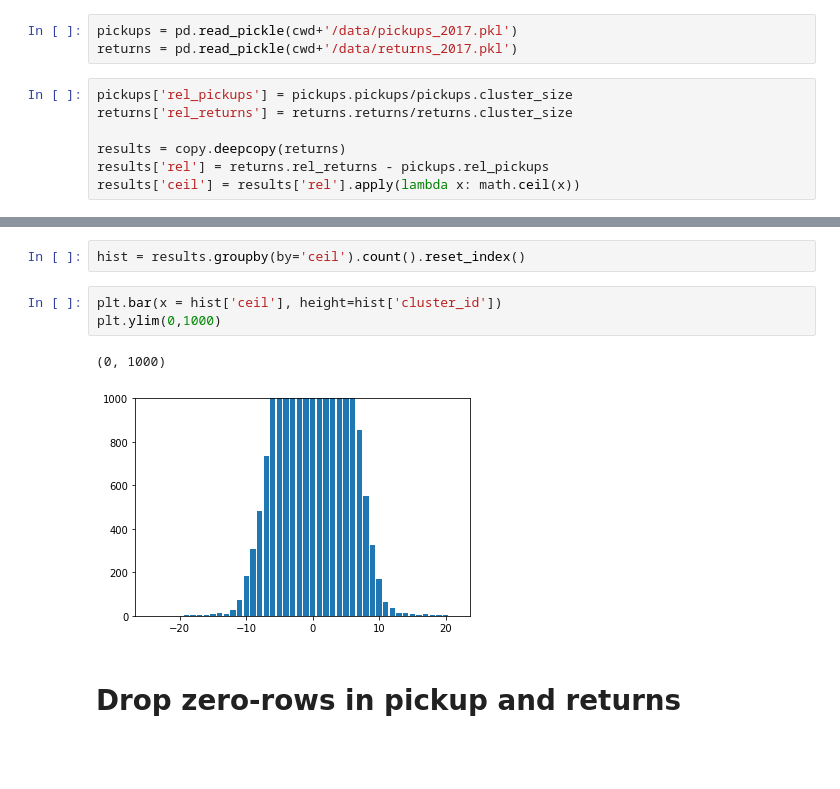
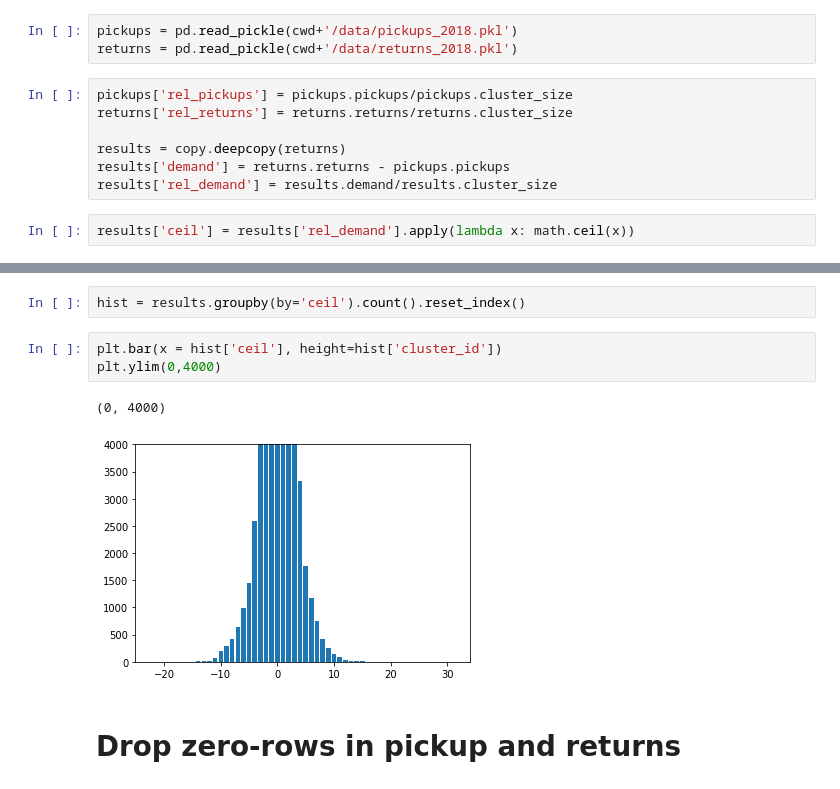
Before and after one commit to FranziskaSW/AI-Project, a Jupyter notebook: data_processing-final.ipynb, the cells around one changed output, grey strips where cells are left out. Cells and saved outputs as stored; diff of their text form; blank space fills up the shorter version.

```diff
--- a/data_processing-final.ipynb
+++ b/data_processing-final.ipynb
@@ -434,13 +416,15 @@ With this method we get the target variable (demand prediction) 'ceil', which ra
 # %%
-pickups = pd.read_pickle(cwd+'/data/pickups_2017.pkl')
-returns = pd.read_pickle(cwd+'/data/returns_2017.pkl')
+pickups = pd.read_pickle(cwd+'/data/pickups_2018.pkl')
+returns = pd.read_pickle(cwd+'/data/returns_2018.pkl')
 # %%
 pickups['rel_pickups'] = pickups.pickups/pickups.cluster_size
 returns['rel_returns'] = returns.returns/returns.cluster_size
 
 results = copy.deepcopy(returns)
-results['rel'] = returns.rel_returns - pickups.rel_pickups
-results['ceil'] = results['rel'].apply(lambda x: math.ceil(x))
+results['demand'] = returns.returns - pickups.pickups
+results['rel_demand'] = results.demand/results.cluster_size
+# %%
+results['ceil'] = results['rel_demand'].apply(lambda x: math.ceil(x))
 # %%
 results = results[['cluster_id', 'L1', 'L2',
                    'weekday', 'holiday', 'time',
@@ -452,10 +436,10 @@ results = results[['cluster_id', 'L1', 'L2',
 hist = results.groupby(by='ceil').count().reset_index()
 # %%
 plt.bar(x = hist['ceil'], height=hist['cluster_id'])
-plt.ylim(0,1000)
+plt.ylim(0,4000)
 # %% [output]
-(0, 1000)
+(0, 4000)
-[figure, old version]
+[figure, new version]
 # %% [markdown]
 # Drop zero-rows in pickup and returns
 # %%
```
Also changed, not shown: parts of 6 cells of this notebook.
